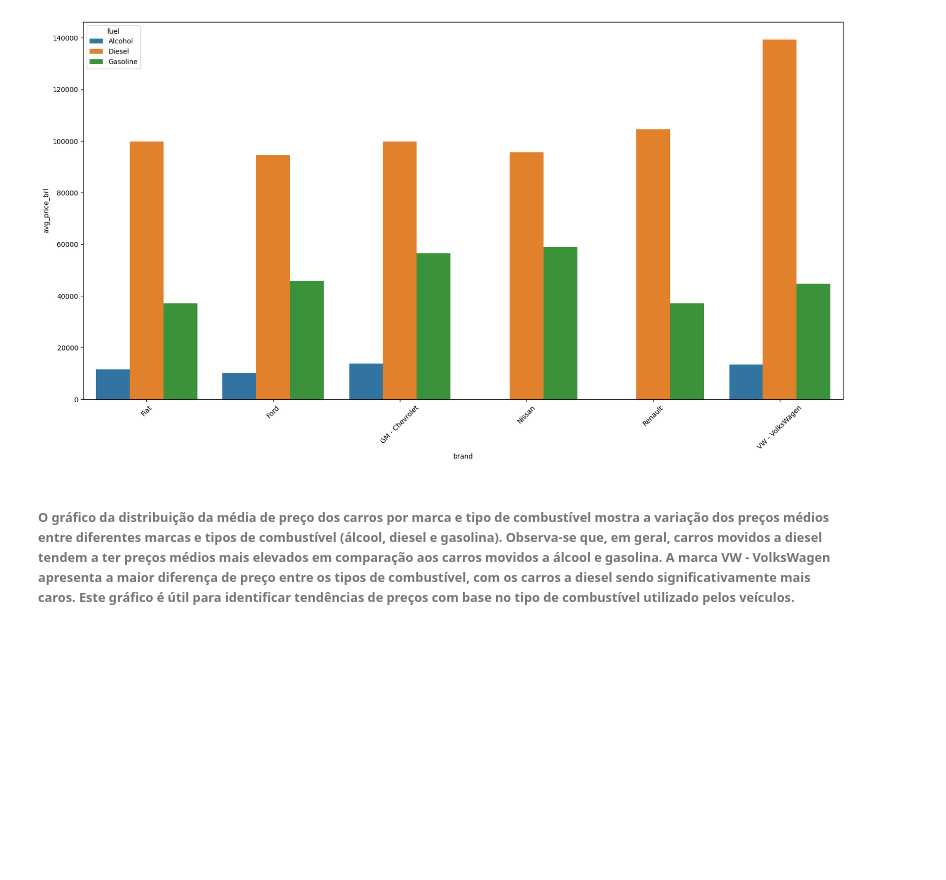
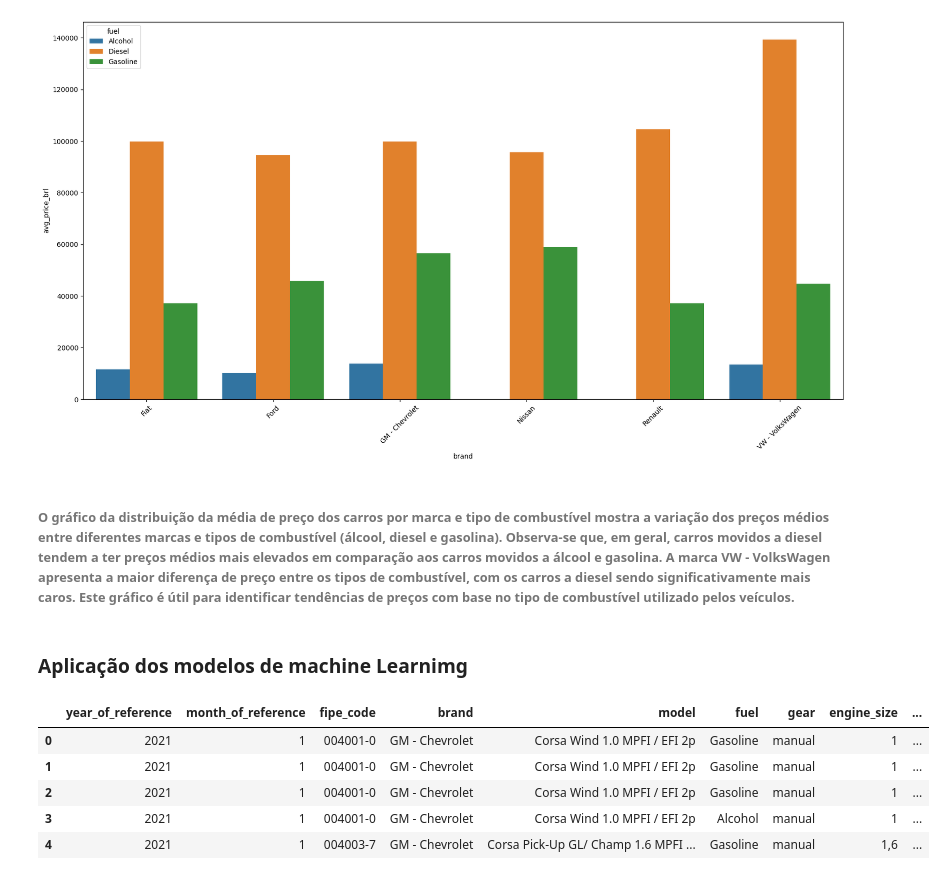
Before and after one commit to renato130182/Trabalho-IAA0002-LPA, a Jupyter notebook: script.ipynb, the cells around one changed output. Drawn from its saved outputs; the diff is of its cells as text; code cells hidden in the pictures; blank space fills up the shorter version.

```diff
--- a/script.ipynb
+++ b/script.ipynb
@@ -271,3 +280,5 @@ plt.show()
 [figure]
 # %% [markdown]
 ###### O gráfico da distribuição da média de preço dos carros por marca e tipo de combustível mostra a variação dos preços médios entre diferentes marcas e tipos de combustível (álcool, diesel e gasolina). Observa-se que, em geral, carros movidos a diesel tendem a ter preços médios mais elevados em comparação aos carros movidos a álcool e gasolina. A marca VW - VolksWagen apresenta a maior diferença de preço entre os tipos de combustível, com os carros a diesel sendo significativamente mais caros. Este gráfico é útil para identificar tendências de preços com base no tipo de combustível utilizado pelos veículos.
+# %% [markdown]
+### Aplicação dos modelos de machine Learnimg
@@ -273,0 +291,24 @@ plt.show()
+# %%
+# Converter meses em numeros inteiros e vice-versa
+Array_moth = dados['month_of_reference'].unique()
+mapa_gear = {mes: i+1 for i, mes in enumerate(Array_moth)}
+mapa_gear_inverso = {v: k for k, v in mapa_gear.items()}
+# Função para converter mês para número
+def moth_para_numero(df, coluna='month_of_reference'):
+    df[coluna] = df[coluna].replace(mapa_gear)
+    return df
+
+# Função para converter número para mês
+def numero_para_month(df, coluna='month_of_reference'):
+    df[coluna] = df[coluna].replace(mapa_gear_inverso)
+    return df
+dados = moth_para_numero(dados)
+
+dados.head()
+# %% [output]
+|  | year_of_reference | month_of_reference | fipe_code | brand | model | fuel | gear | engine_size | ... |
+| 0 | 2021 | 1 | 004001-0 | GM - Chevrolet | Corsa Wind 1.0 MPFI / EFI 2p | Gasoline | manual | 1 | ... |
+| 1 | 2021 | 1 | 004001-0 | GM - Chevrolet | Corsa Wind 1.0 MPFI / EFI 2p | Gasoline | manual | 1 | ... |
+| 2 | 2021 | 1 | 004001-0 | GM - Chevrolet | Corsa Wind 1.0 MPFI / EFI 2p | Gasoline | manual | 1 | ... |
+| 3 | 2021 | 1 | 004001-0 | GM - Chevrolet | Corsa Wind 1.0 MPFI / EFI 2p | Alcohol | manual | 1 | ... |
+| 4 | 2021 | 1 | 004003-7 | GM - Chevrolet | Corsa Pick-Up GL/ Champ 1.6 MPFI ... | Gasoline | manual | 1,6 | ... |
```
Also changed, not shown: parts of 25 cells of this notebook, 2 other files.
